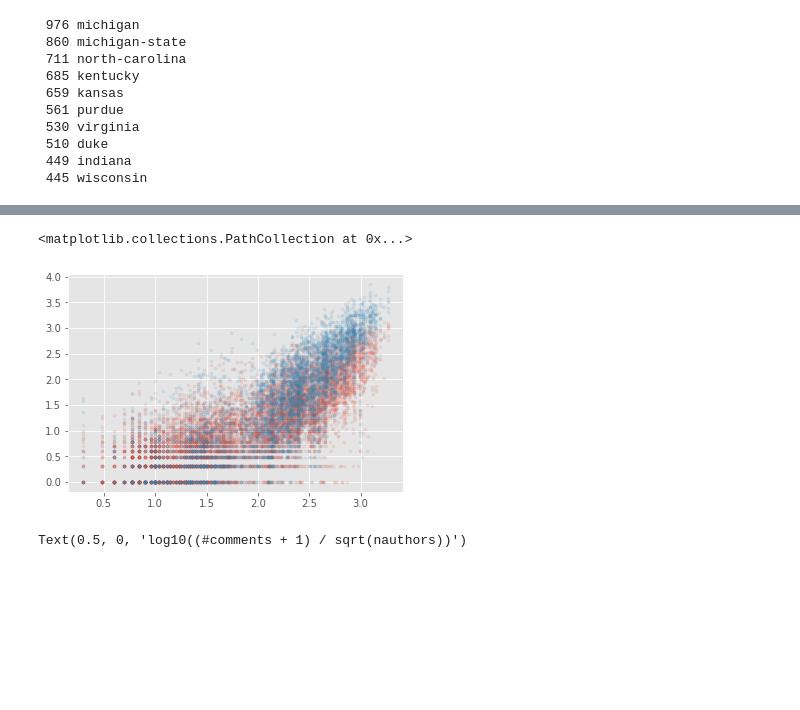
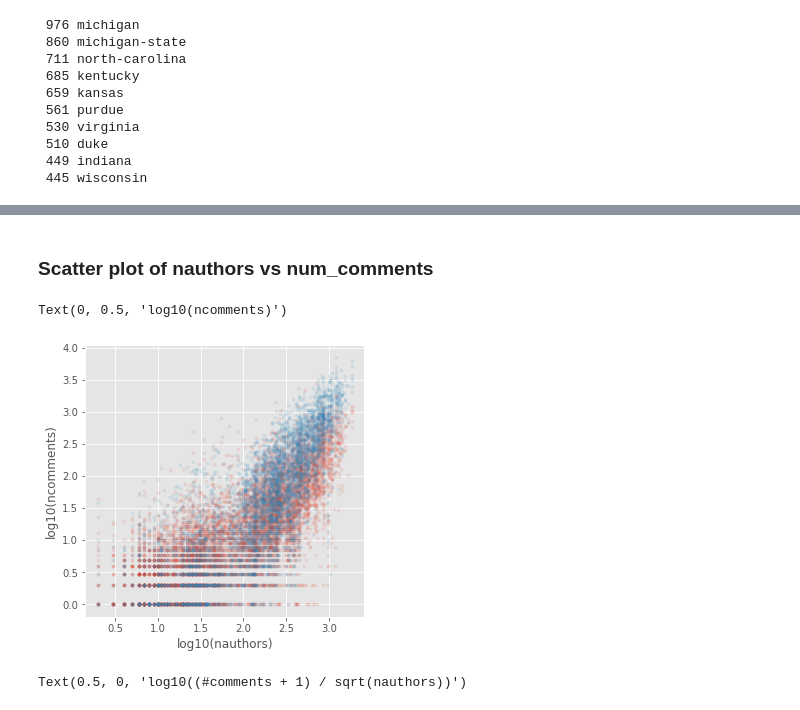
Before and after one commit to bjmarsh/WatchCBB, a Jupyter notebook: notebooks/reddit_model_train.ipynb, the cells around one changed output, grey strips where cells are left out. Saved outputs shown, nothing was run; the diff lists cells and outputs as text; code cells hidden in the pictures; blank space fills up the shorter version.

Commit message:
updating reddit model script

```diff
--- a/notebooks/reddit_model_train.ipynb
+++ b/notebooks/reddit_model_train.ipynb
@@ -20,5 +22,7 @@ import watchcbb.sql as sql
 df_teams = sql.df_from_query("""
     SELECT * from teams
 """)
+team2color = dict(zip(df_teams.team_id, df_teams.color))
+flair2team = dict(zip(df_teams.flair_name, df_teams.team_id))
 df_teams.head()
 # %% [output]
@@ -46,7 +50,7 @@ df_games.head()
 5 rows × 39 columns
 # %%
 df_reddit = sql.df_from_query("""
-    SELECT date,gid,is_postgame,ups,num_comments from gamethreads
+    SELECT date,gid,is_postgame,ups,num_comments FROM gamethreads ORDER BY date
     """
 )
 print(df_reddit.shape)
@@ -98,3 +107,23 @@ Virginia Tech Hokies           346
 Syracuse Orange                343
 West Virginia Mountaineers     333
 dtype: int64
+# %%
+topteams = flairs.value_counts().head(21)
+fs = topteams.index.values[1:]
+counts = topteams.values[1:]
+
+xpos = list(reversed([i for i in range(len(fs))]))
+
+plt.figure(figsize=(9,9))
+for i in range(len(fs)):
+    plt.barh([xpos[i]], [counts[i]], color=team2color[flair2team[fs[i]]])
+for i in range(len(fs)):
+    c = team2color[flair2team[fs[i]]]
+    intensity = np.mean([int(x,16) for x in [c[1:3], c[3:5], c[5:7]]])
+    tc = 'w' if intensity < 127 else 'k'
+    text = "{0:d} commenters".format(counts[i])
+    size = 'medium'
+    plt.text(20, xpos[i], text, color=tc, fontsize=size, fontweight='bold', va='center')
+plt.subplots_adjust(left=0.1, right=0.9, top=0.9, bottom=0.1)
+plt.yticks(xpos, fs, fontsize='x-large', fontweight='bold');
+# plt.gca().set_xlim(0,0.08)
@@ -158,7 +178,7 @@ def get_nauthors(row):
     tid1, tid2 = row.gid.split('_')[1:]
     return flair_counts.get(tid1,5) + flair_counts.get(tid2,5)
 df_reddit["nauthors"] = df_reddit.apply(get_nauthors, axis=1)
-df_reddit["norm_num_comments"] = df_reddit.num_comments / np.sqrt(df_reddit.nauthors)
+df_reddit["norm_num_comments"] = df_reddit.num_comments / np.log10(df_reddit.nauthors)
 df_reddit.query('nauthors>1000 & num_comments<20')
 # %% [output]
 |  | date | gid | is_postgame | ups | num_comments | nauthors | norm_num_comments |
@@ -170,15 +190,19 @@ df_reddit.query('nauthors>1000 & num_comments<20')
+# %% [markdown]
+### Scatter plot of nauthors vs num_comments
 # %%
-plt.figure()
+plt.figure(figsize=(5,5))
 plt.scatter(np.log10(df_reddit.nauthors[df_reddit.is_postgame]),
             np.log10(df_reddit.num_comments[df_reddit.is_postgame]+1),
             s=10, alpha=0.1)
 plt.scatter(np.log10(df_reddit.nauthors[~df_reddit.is_postgame]),
             np.log10(df_reddit.num_comments[~df_reddit.is_postgame]+1),
             s=10, alpha=0.1)
+plt.xlabel('log10(nauthors)')
+plt.ylabel('log10(ncomments)')
 # plt.gca().set_ylim(0,2000)
 # %% [output]
-<matplotlib.collections.PathCollection at 0x...>
+Text(0, 0.5, 'log10(ncomments)')
-[figure, old version]
+[figure, new version]
 # %%
 fig, axs = plt.subplots(1,2,figsize=(15,6))
 axs[0].hist(np.log10(df_reddit[df_reddit.is_postgame].num_comments+1), bins=np.linspace(0,4,41), histtype='step', lw=2, label="Post-Game Thread")
```
Also changed, not shown: parts of 23 cells of this notebook, 2 other files.
